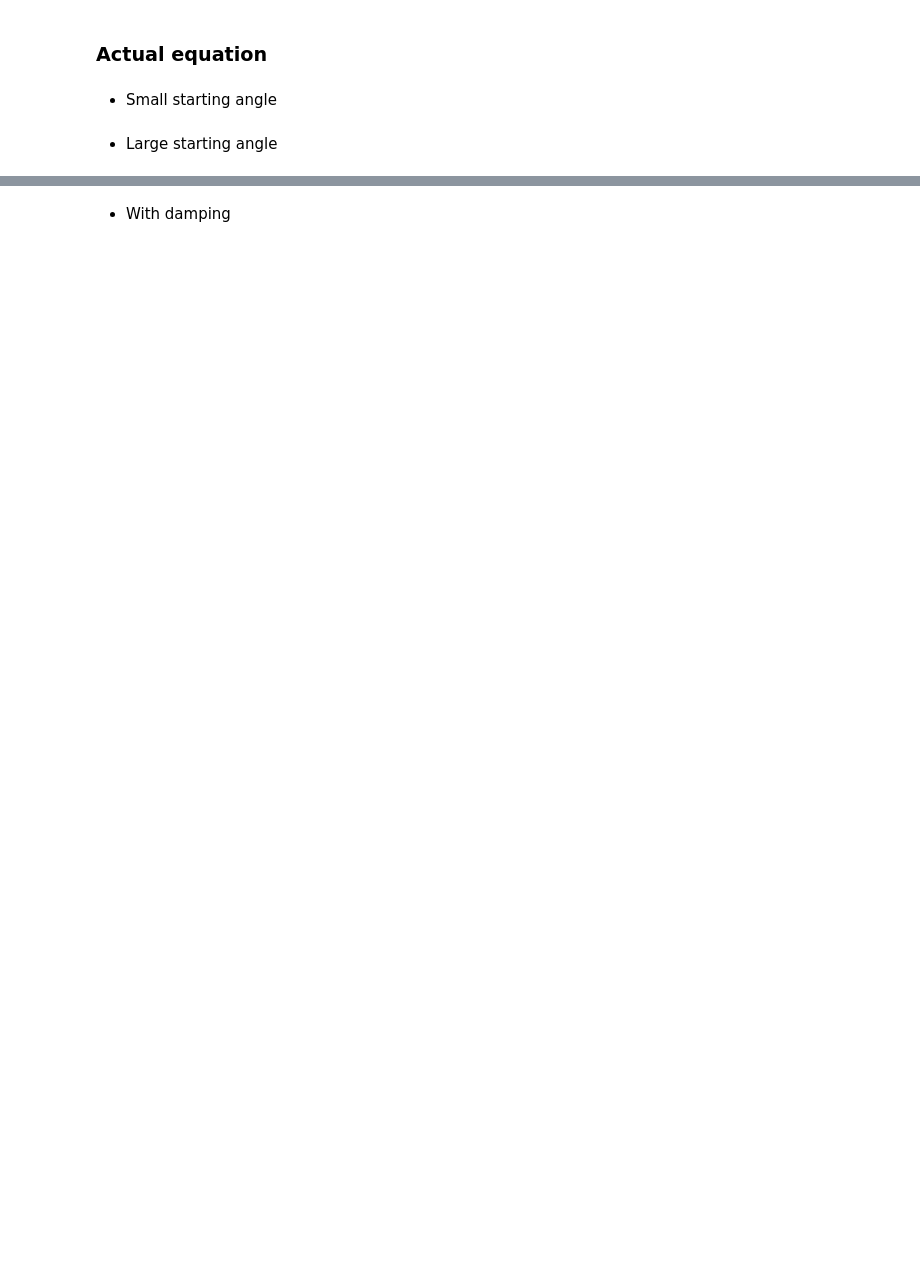
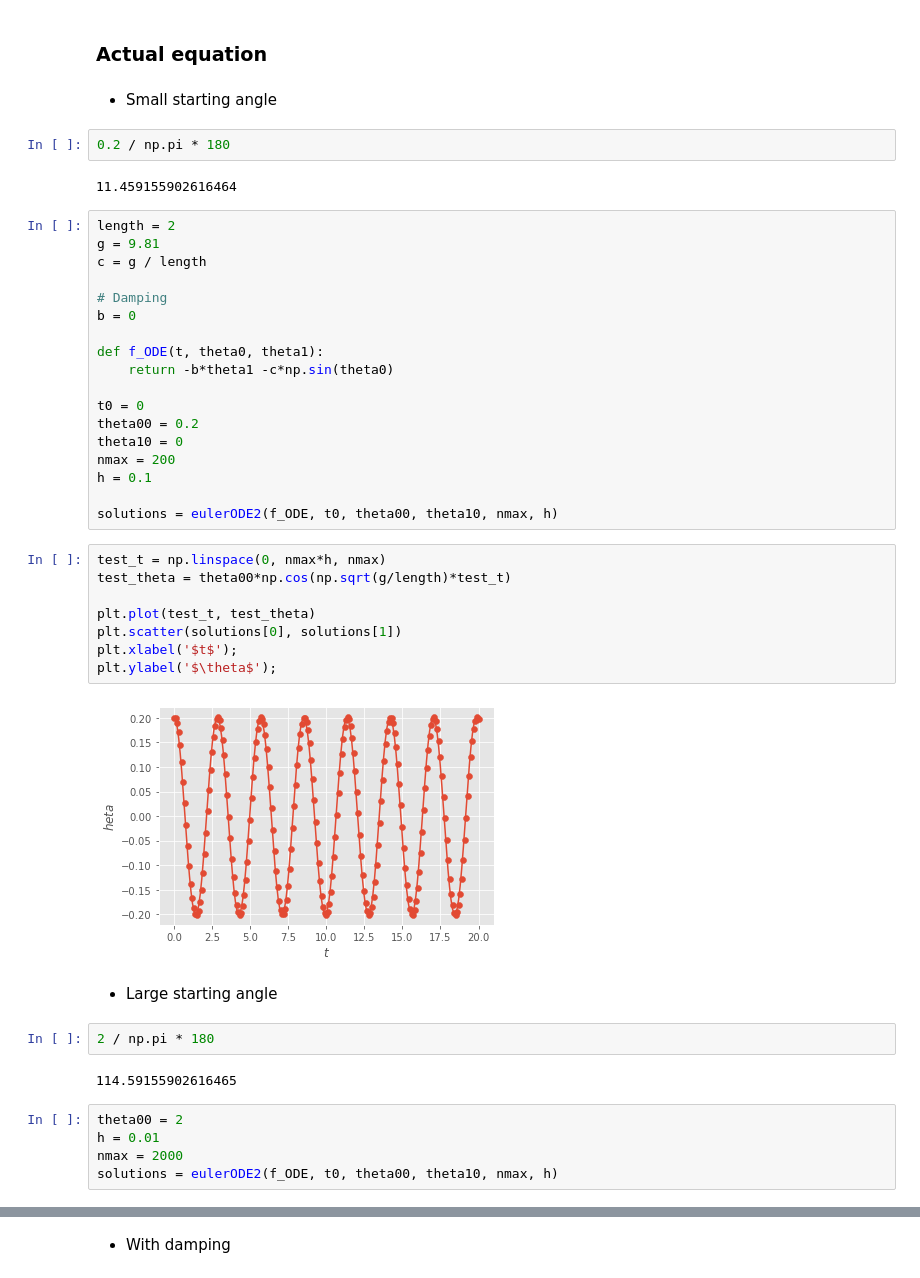
Before and after one commit to sandyherho/physComp, a Jupyter notebook: 05_diffEq/01.ipynb, the cells around one changed output, grey strips where cells are left out. Saved outputs shown, nothing was run; the diff lists cells and outputs as text; blank space fills up the shorter version.

```diff
--- a/05_diffEq/01.ipynb
+++ b/05_diffEq/01.ipynb
@@ -243,5 +271,46 @@ For small angles \\( \theta\ll 1 \\) and without damping b = 0, we have
 ### Actual equation
 # %% [markdown]
 - Small starting angle
+# %%
+0.2 / np.pi * 180
+# %% [output]
+11.459155902616464
+# %%
+length = 2
+g = 9.81
+c = g / length
+
+# Damping
+b = 0
+
+def f_ODE(t, theta0, theta1):
+    return -b*theta1 -c*np.sin(theta0)
+
+t0 = 0
+theta00 = 0.2
+theta10 = 0
+nmax = 200
+h = 0.1
+
+solutions = eulerODE2(f_ODE, t0, theta00, theta10, nmax, h)
+# %%
+test_t = np.linspace(0, nmax*h, nmax)
+test_theta = theta00*np.cos(np.sqrt(g/length)*test_t)
+
+plt.plot(test_t, test_theta)
+plt.scatter(solutions[0], solutions[1])
+plt.xlabel('$t$');
+plt.ylabel('$\theta$');
+# %% [output]
+[figure, added]
 # %% [markdown]
 - Large starting angle
+# %%
+2 / np.pi * 180
+# %% [output]
+114.59155902616465
+# %%
+theta00 = 2
+h = 0.01
+nmax = 2000
+solutions = eulerODE2(f_ODE, t0, theta00, theta10, nmax, h)
```
Also changed, not shown: parts of 10 cells of this notebook.
